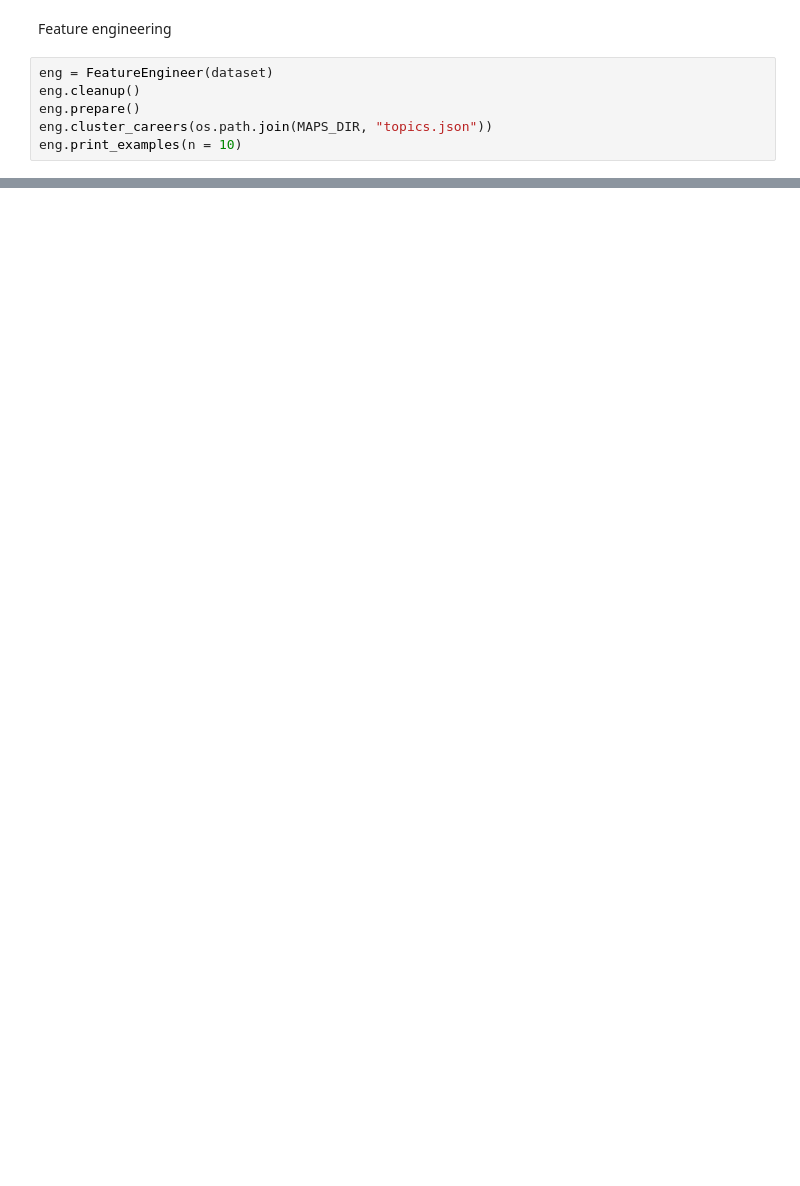
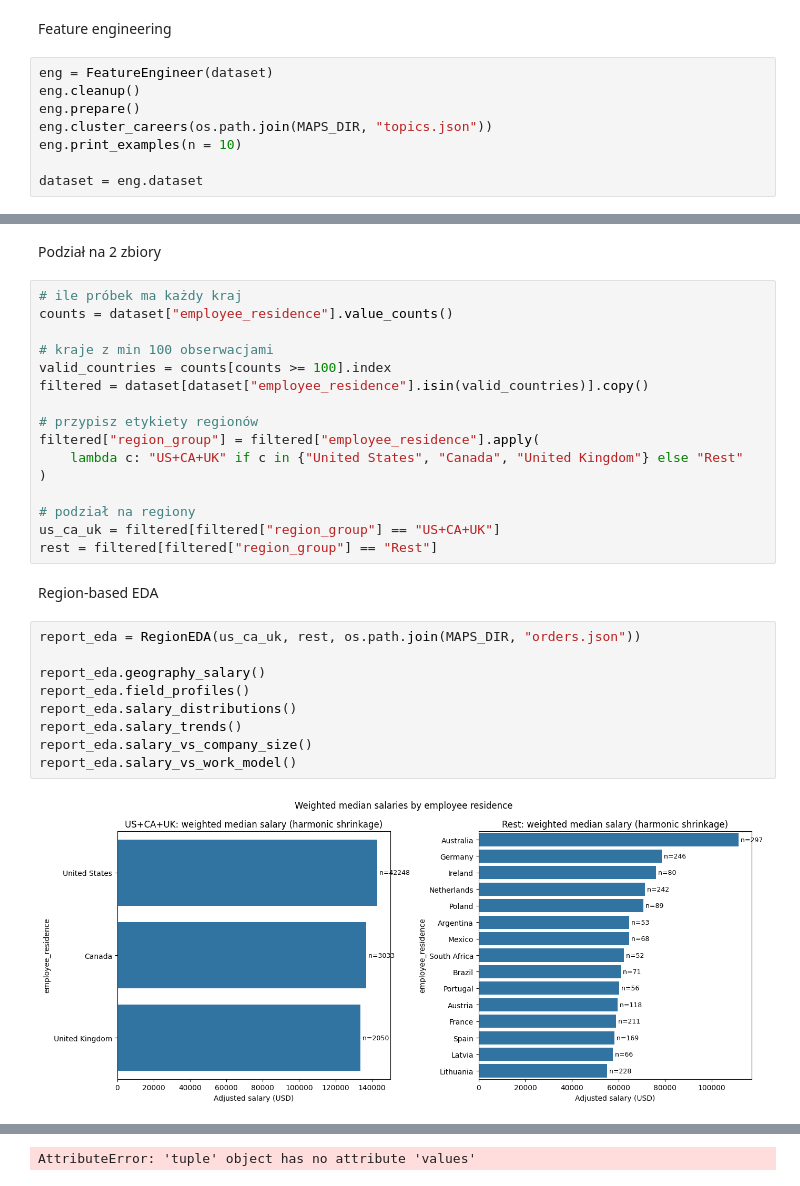
Before and after one commit to Feeek/ml_pipeline_xgboost_optuna, a Jupyter notebook: src/main.ipynb, the cells around one changed output, grey strips where cells are left out. Drawn from its saved outputs; the diff is of its cells as text; blank space fills up the shorter version.

Commit message:
Region based EDA

```diff
--- a/src/main.ipynb
+++ b/src/main.ipynb
@@ -62,5 +65,7 @@ eng.cleanup()
 eng.prepare()
 eng.cluster_careers(os.path.join(MAPS_DIR, "topics.json"))
 eng.print_examples(n = 10)
+
+dataset = eng.dataset
 # %% [output]
 Device set to use cuda:0
@@ -83,0 +83,31 @@ Data Engineer                  | p_ai=0.05, p_data=0.95, p_software=0.32, p_acad
+# %% [markdown]
+Podział na 2 zbiory
+# %%
+# ile próbek ma każdy kraj
+counts = dataset["employee_residence"].value_counts()
+
+# kraje z min 100 obserwacjami
+valid_countries = counts[counts >= 100].index
+filtered = dataset[dataset["employee_residence"].isin(valid_countries)].copy()
+
+# przypisz etykiety regionów
+filtered["region_group"] = filtered["employee_residence"].apply(
+    lambda c: "US+CA+UK" if c in {"United States", "Canada", "United Kingdom"} else "Rest"
+)
+
+# podział na regiony
+us_ca_uk = filtered[filtered["region_group"] == "US+CA+UK"]
+rest = filtered[filtered["region_group"] == "Rest"]
+# %% [markdown]
+Region-based EDA
+# %%
+report_eda = RegionEDA(us_ca_uk, rest, os.path.join(MAPS_DIR, "orders.json"))
+
+report_eda.geography_salary()
+report_eda.field_profiles()
+report_eda.salary_distributions()
+report_eda.salary_trends()
+report_eda.salary_vs_company_size()
+report_eda.salary_vs_work_model()
+# %% [output]
+[figure, added]
@@ -83,0 +117 @@ Data Engineer                  | p_ai=0.05, p_data=0.95, p_software=0.32, p_acad
+AttributeError: 'tuple' object has no attribute 'values'
```
Also changed, not shown: parts of 4 cells of this notebook, 8 other files.
